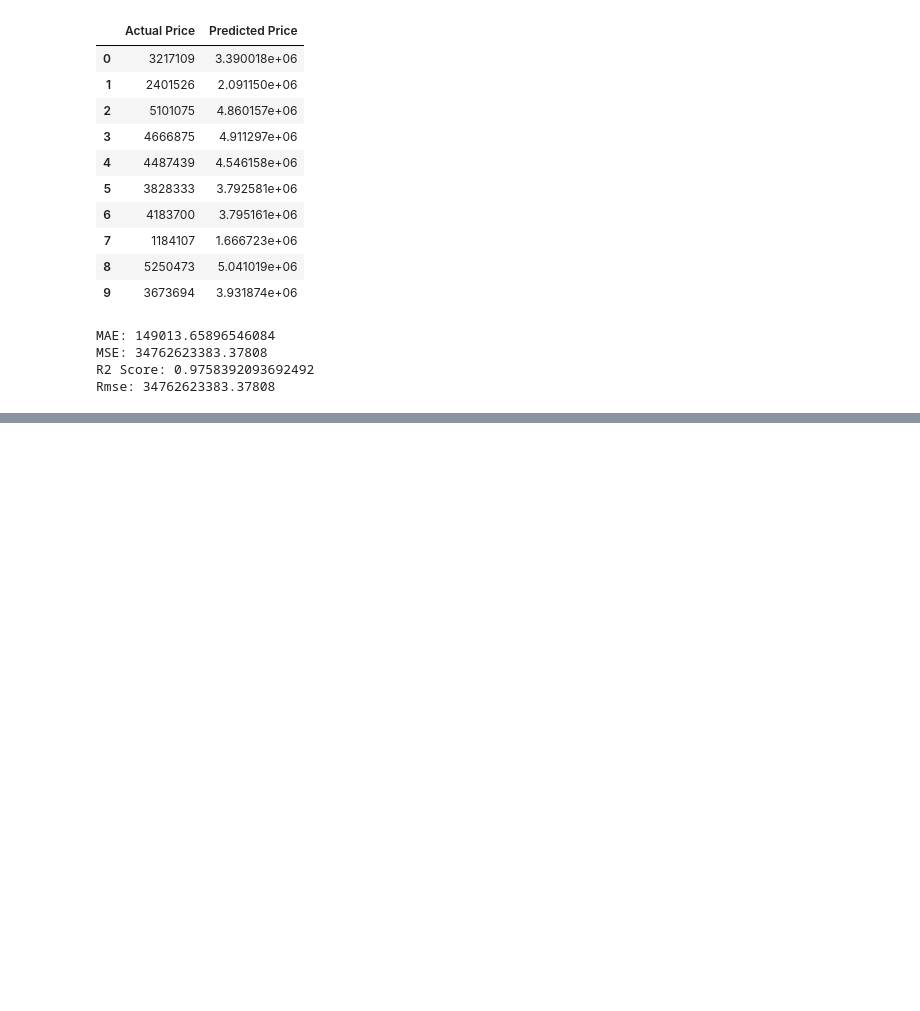
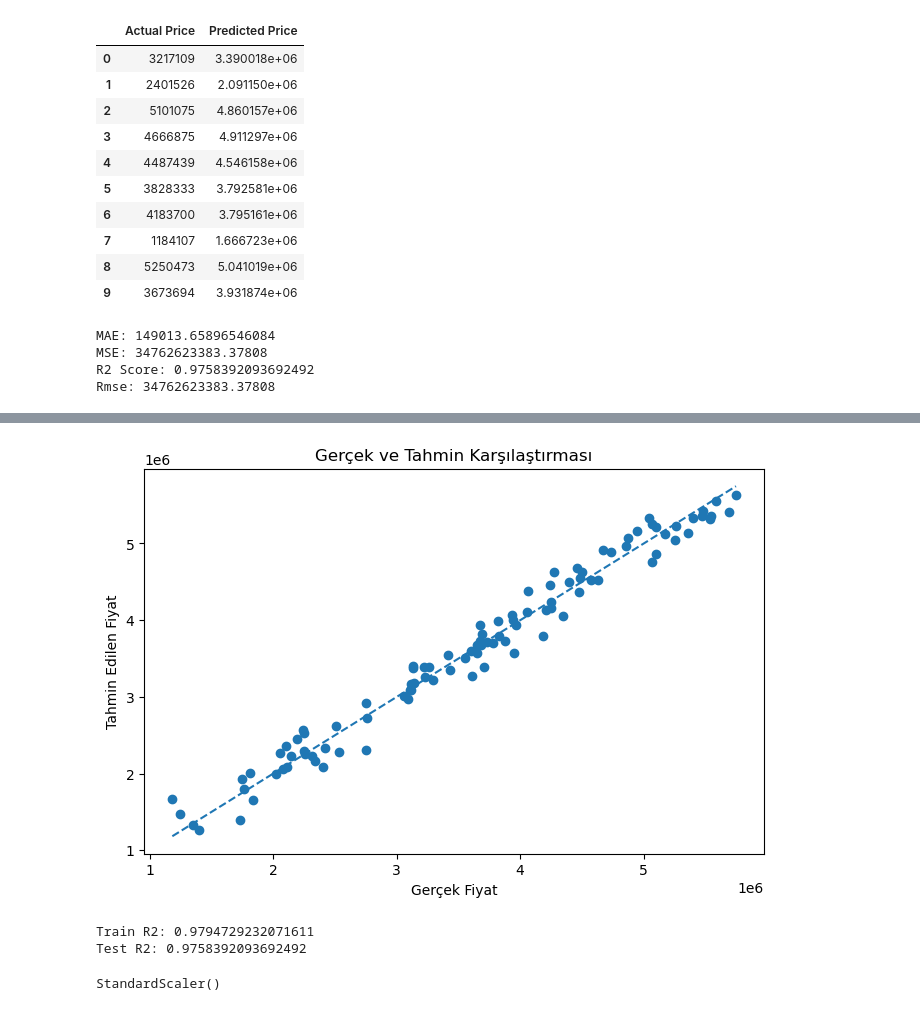
Before and after one commit to FurkanTsdmr/DataScience, a Jupyter notebook: ML/DataScienceHandProject/dataScienceHandBook.ipynb, the cells around one changed output, grey strips where cells are left out. Cells and saved outputs as stored; diff of their text form; code cells hidden in the pictures; blank space fills up the shorter version.

```diff
--- a/ML/DataScienceHandProject/dataScienceHandBook.ipynb
+++ b/ML/DataScienceHandProject/dataScienceHandBook.ipynb
@@ -288,0 +339,32 @@ Rmse: 34762623383.37808
+# %%
+plt.figure(figsize=(8, 5))
+
+plt.scatter(y_test, y_pred)
+
+min_value = min(y_test.min(), y_pred.min())
+max_value = max(y_test.max(), y_pred.max())
+
+plt.plot(
+    [min_value, max_value],
+    [min_value, max_value],
+    linestyle="--"
+)
+
+plt.xlabel("Gerçek Fiyat")
+plt.ylabel("Tahmin Edilen Fiyat")
+
+plt.title("Gerçek ve Tahmin Karşılaştırması")
+
+plt.show()
+# %% [output]
+[figure, added]
+# %%
+train_pred = model.predict(X_train)
+test_pred = model.predict(X_test)
+train_r2 = r2_score(y_train,train_pred)
+test_r2 = r2_score(y_test,test_pred)
+print("Train R2:",train_r2)
+print("Test R2:",test_r2)
+# %% [output]
+Train R2: 0.9794729232071611
+Test R2: 0.9758392093692492
@@ -288,0 +375,5 @@ Rmse: 34762623383.37808
+# %%
+scaler.fit(X_train)
+#veri ortalama ve standart sapmasını öğrenir
+# %% [output]
+StandardScaler()
```
Also changed, not shown: parts of 44 cells of this notebook.
